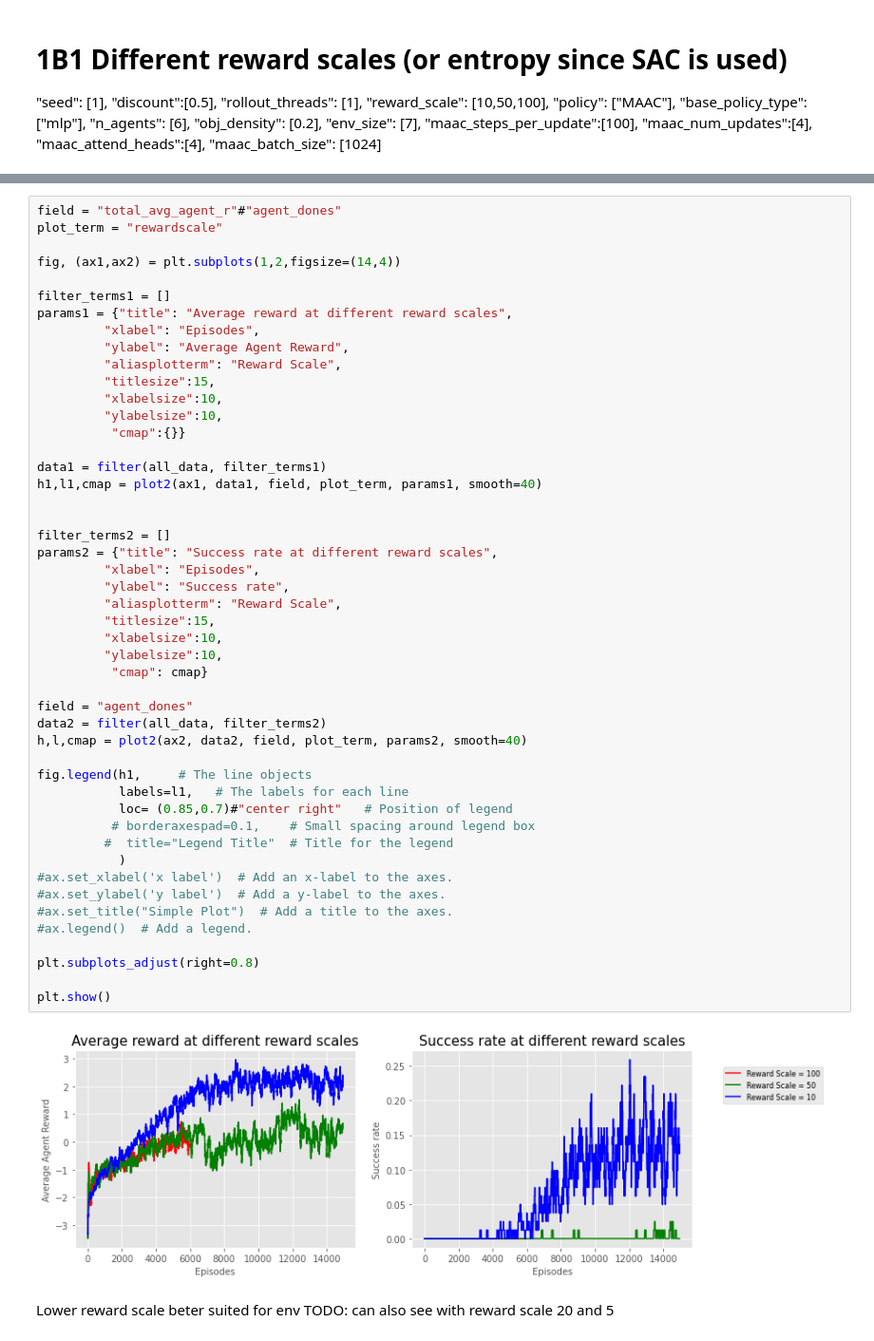
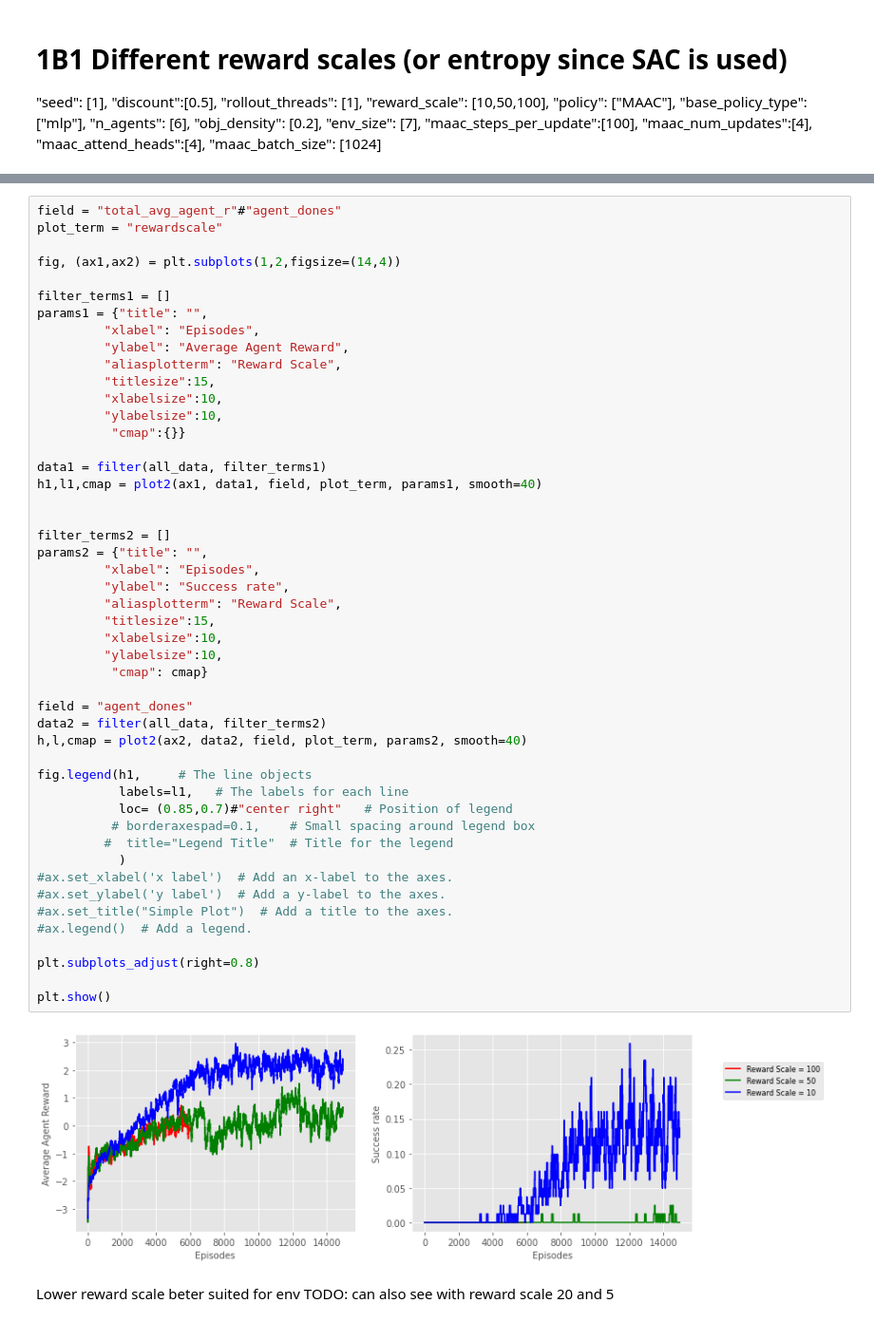
Before and after one commit to Jamesellis51015/Multi-Agent-Path-Finding-with-Reinforcement-Learning, a Jupyter notebook: Experiments/plots/1A-H.ipynb, the cells around one changed output, grey strips where cells are left out. Shown at 95% size. Saved outputs shown, nothing was run; the diff lists cells and outputs as text.

```diff
--- a/Experiments/plots/1A-H.ipynb
+++ b/Experiments/plots/1A-H.ipynb
@@ -869,7 +867,7 @@ plot_term = "rewardscale"
 fig, (ax1,ax2) = plt.subplots(1,2,figsize=(14,4))
 
 filter_terms1 = []
-params1 = {"title": "Average reward at different reward scales",
+params1 = {"title": "",
          "xlabel": "Episodes",
          "ylabel": "Average Agent Reward",
          "aliasplotterm": "Reward Scale",
@@ -883,34 +881,34 @@ h1,l1,cmap = plot2(ax1, data1, field, plot_term, params1, smooth=40)
 
 
 filter_terms2 = []
-params2 = {"title": "Success rate at different reward scales",
+params2 = {"title": "",
          "xlabel": "Episodes",
          "ylabel": "Success rate",
          "aliasplotterm": "Reward Scale",
          "titlesize":15,
          "xlabelsize":10,
          "ylabelsize":10,
           "cmap": cmap}
 
 field = "agent_dones"
 data2 = filter(all_data, filter_terms2)
 h,l,cmap = plot2(ax2, data2, field, plot_term, params2, smooth=40)
 
 fig.legend(h1,     # The line objects
            labels=l1,   # The labels for each line
            loc= (0.85,0.7)#"center right"   # Position of legend
           # borderaxespad=0.1,    # Small spacing around legend box
          #  title="Legend Title"  # Title for the legend
            )
 #ax.set_xlabel('x label')  # Add an x-label to the axes.
 #ax.set_ylabel('y label')  # Add a y-label to the axes.
 #ax.set_title("Simple Plot")  # Add a title to the axes.
 #ax.legend()  # Add a legend.
 
 plt.subplots_adjust(right=0.8)
 
 plt.show()
 # %% [output]
-[figure, old version]
+[figure, new version]
 # %% [markdown]
 Lower reward scale beter suited for env  TODO: can also see with reward scale 20 and 5
```
Also changed, not shown: parts of 18 cells of this notebook, 32 other files.
